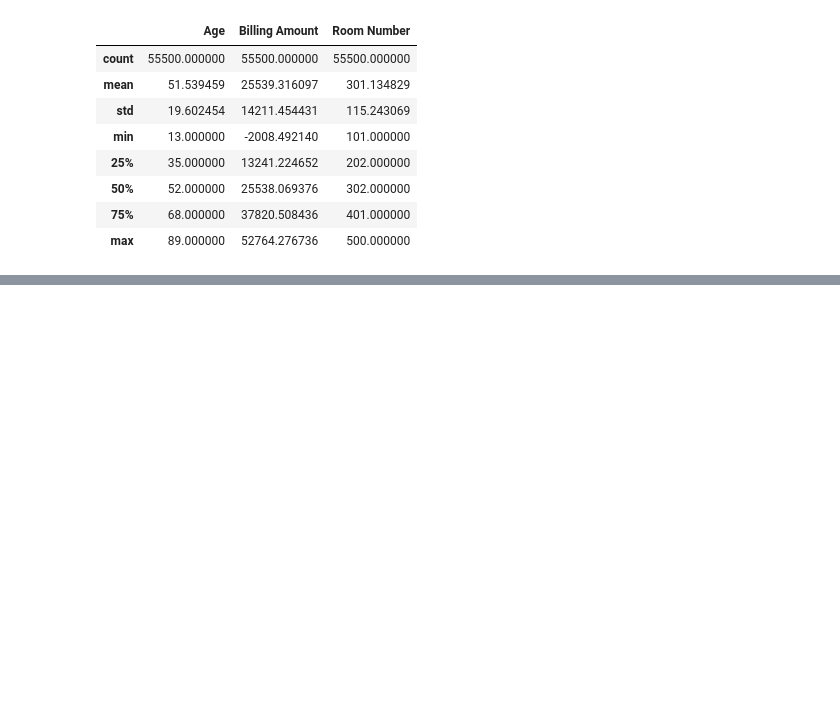
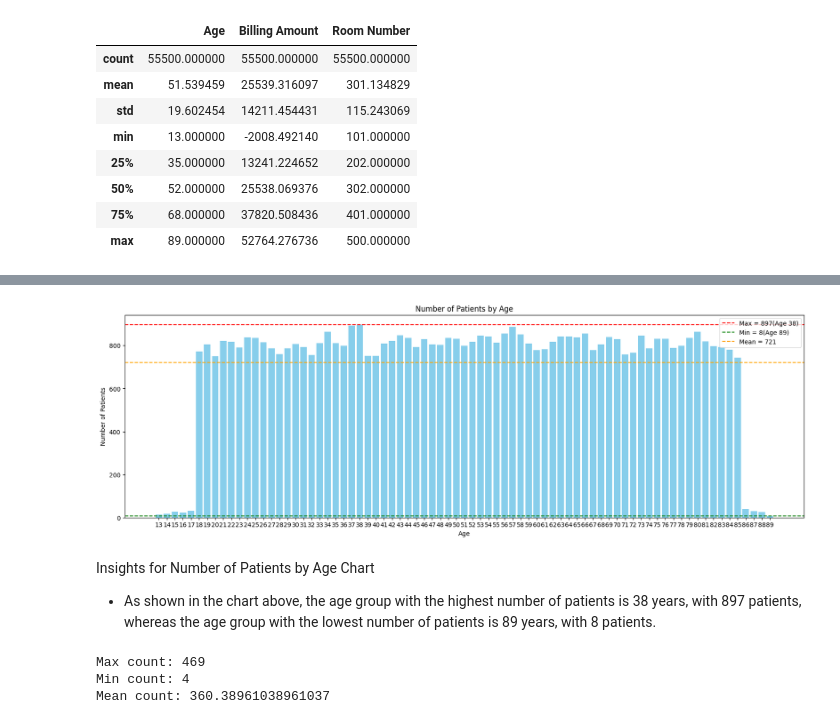
Before and after one commit to NurF-portfolio/Healthcare-Dataset, a Jupyter notebook: Notebooks/Healthcare_Data_Analysis.ipynb, the cells around one changed output, grey strips where cells are left out. Drawn from its saved outputs; the diff is of its cells as text; code cells hidden in the pictures; blank space fills up the shorter version.

```diff
--- a/Notebooks/Healthcare_Data_Analysis.ipynb
+++ b/Notebooks/Healthcare_Data_Analysis.ipynb
@@ -333,0 +155,48 @@ df.to_csv('healthcare_dataset_clean.csv',index=False)
+# %%
+# Exploratory Visualisation start here
+
+# Calculate the number of patients for each age group
+age_counts = df['Age'].value_counts().sort_index()
+
+# Calculate max, min, mean
+max_count = age_counts.max()
+min_count = age_counts.min()
+mean_count = age_counts.mean()
+
+max_age = age_counts.idxmax()
+min_age = age_counts.idxmin()
+
+# Plot bar chart
+plt.figure(figsize=(20,6))
+plt.bar(age_counts.index, age_counts.values, color='skyblue')
+
+# Horizontal line for mean, max, min
+plt.axhline(max_count, color='red', linestyle='--', label=f'Max = {max_count:.0f}(Age {max_age})')
+plt.axhline(min_count, color='green', linestyle='--', label=f'Min = {min_count:.0f}(Age {min_age})')
+plt.axhline(mean_count, color='orange', linestyle='--', label=f'Mean = {mean_count:.0f}')
+
+plt.title("Number of Patients by Age")
+plt.xlabel("Age")
+plt.ylabel("Number of Patients")
+plt.xticks(age_counts.index)  # ensure all age shows
+plt.legend()
+plt.show()
+# %% [output]
+[figure, added]
+# %% [markdown]
+Insights for Number of Patients by Age Chart
+
+  - As shown in the chart above, the age group with the highest number of patients is 38 years, with 897 patients, whereas the age group with the lowest number of patients is 89 years, with 8 patients.
+# %%
+# Corfimation min, max and mean  count for age
+age_gender_counts = df.groupby(['Age', 'Gender']).size()
+max_count = age_gender_counts.max()
+min_count = age_gender_counts.min()
+mean_count = age_gender_counts.mean()
+print("Max count:", max_count)
+print("Min count:", min_count)
+print('Mean count:',mean_count)
+# %% [output]
+Max count: 469
+Min count: 4
+Mean count: 360.38961038961037
```
Also changed, not shown: parts of 79 cells of this notebook.
